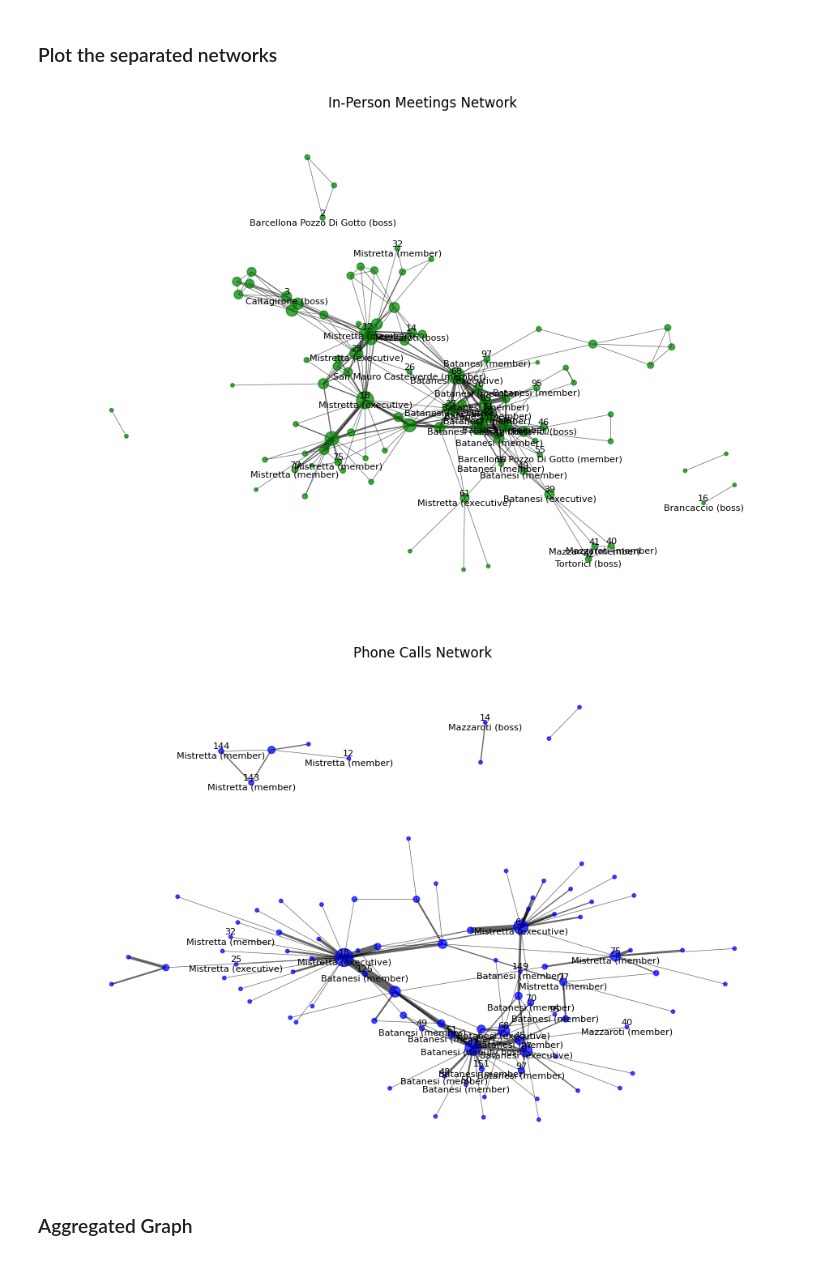
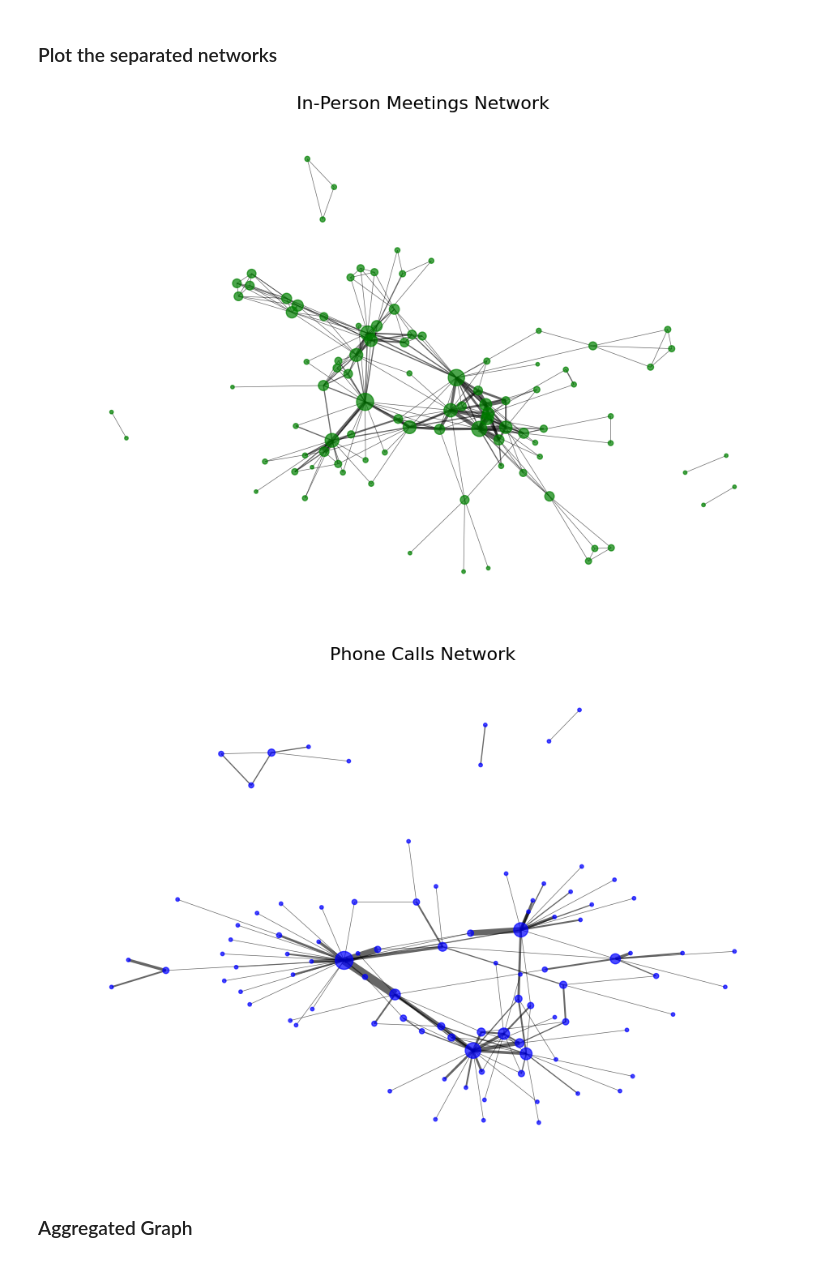
Before and after one commit to Lasagnos/SNProject, a Jupyter notebook: Project.ipynb, the cells around one changed output. Cells and saved outputs as stored; diff of their text form; code cells hidden in the pictures.

```diff
--- a/Project.ipynb
+++ b/Project.ipynb
@@ -158,37 +158,37 @@ Duplicate edge rows in calls: 0
 # %%
 # Function to draw graphs. Scales node sizes by degree and edge widths by weight
 def draw_graph(G, title, node_color='lightgray', edge_color='black'):
     plt.figure(figsize=(12, 8))  # Set figure size (change if a larger or smaller graph is needed)
     degrees = dict(G.degree())
     node_sizes = [degrees[n] * 10 for n in G.nodes()]  # Node size scaled by degree (scale factor = 10, can be adjusted)
 
     edge_weights = [G[u][v].get('weight', 1) * 0.5 for u, v in G.edges()]   # Edge width scaled by weight (scale factor = 0.5, can be adjusted)
 
     pos = nx.spring_layout(G, k=0.25, seed=42)  # Positions the nodes, using a certain layout ('spring'). k influences the distance between nodes
 
     # Draw the graph
     nx.draw_networkx_nodes(G, pos, node_color=node_color, node_size=node_sizes, alpha=0.7)
     nx.draw_networkx_edges(G, pos, width=edge_weights, edge_color=edge_color, alpha=0.6)
     #nx.draw_networkx_labels(G, pos, font_size=8)
     # If node has a role (not empty or nan), display it in the label
     labels = {
         n: f"{n}\n{data['Family']} ({data['Rank']})"
         for n, data in G.nodes(data=True)
         if 'Family' in data and 'Rank' in data
         and pd.notna(data['Family']) and str(data['Family']).strip() != ''
         and pd.notna(data['Rank']) and str(data['Rank']).strip() != ''
     }
-    nx.draw_networkx_labels(G, pos, labels=labels, font_size=8, font_color='black', verticalalignment='center')
+    #nx.draw_networkx_labels(G, pos, labels=labels, font_size=8, font_color='black', verticalalignment='center')
 
-    plt.title(title)
+    plt.title(title, fontsize=16)
     plt.axis('off')
     plt.show()
 
 draw_graph(G_meetings, "In-Person Meetings Network", node_color='green')
 draw_graph(G_calls, "Phone Calls Network", node_color='blue')
 # %% [output]
-[figure, old version]
+[figure, new version]
-[figure, old version]
+[figure, new version]
 # %% [markdown]
 ### Aggregated Graph
 # %%
```
Also changed, not shown: parts of 8 cells of this notebook.
